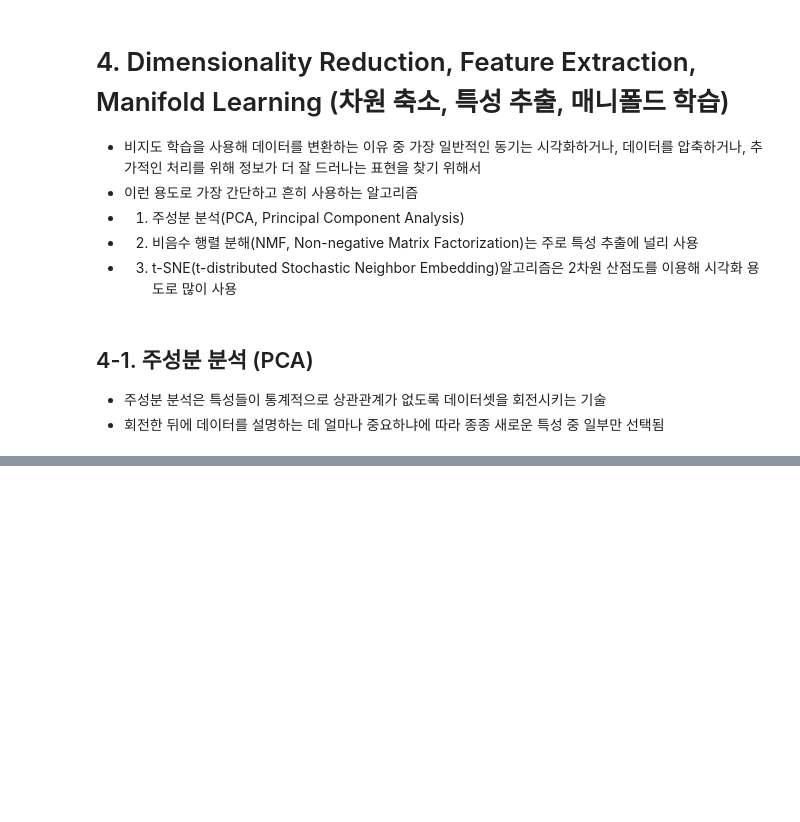
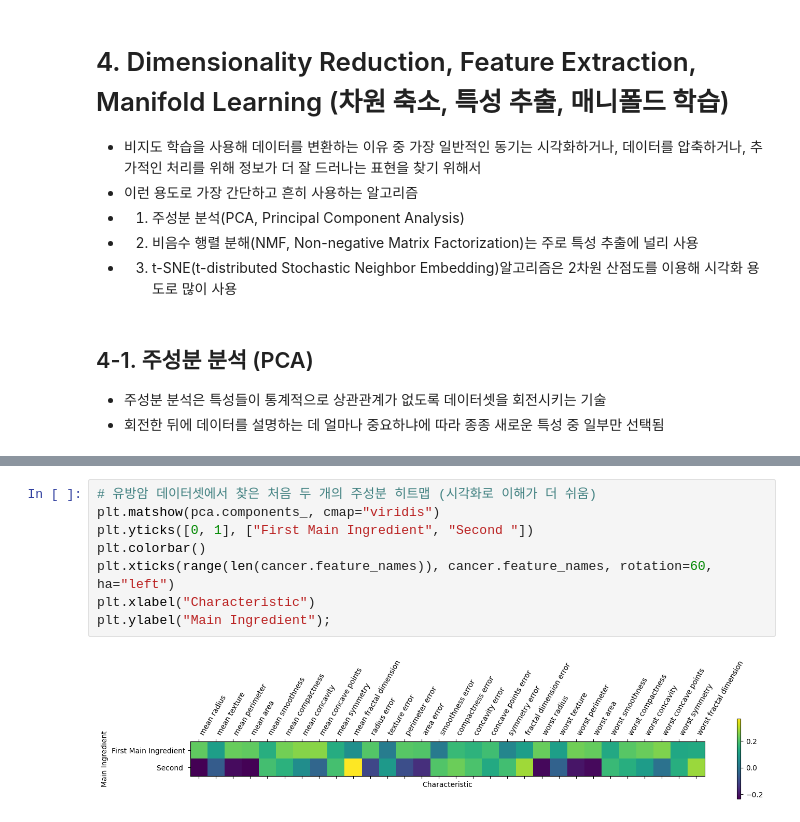
Before and after one commit to haribo09876/MachineLearning, a Jupyter notebook: 03. UnsupervisedLearningAndDataPreprocessing/04. DimensionalityReductionFeatureExtractionManifoldLearning.ipynb, the cells around one changed output, grey strips where cells are left out. Cells and saved outputs as stored; diff of their text form; blank space fills up the shorter version.

```diff
--- a/03. UnsupervisedLearningAndDataPreprocessing/04. DimensionalityReductionFeatureExtractionManifoldLearning.ipynb
+++ b/03. UnsupervisedLearningAndDataPreprocessing/04. DimensionalityReductionFeatureExtractionManifoldLearning.ipynb
@@ -18,0 +156,10 @@ mglearn.plots.plot_pca_illustration()
+# %%
+# 유방암 데이터셋에서 찾은 처음 두 개의 주성분 히트맵 (시각화로 이해가 더 쉬움)
+plt.matshow(pca.components_, cmap="viridis")
+plt.yticks([0, 1], ["First Main Ingredient", "Second "])
+plt.colorbar()
+plt.xticks(range(len(cancer.feature_names)), cancer.feature_names, rotation=60, ha="left")
+plt.xlabel("Characteristic")
+plt.ylabel("Main Ingredient");
+# %% [output]
+[figure, added]
```
Also changed, not shown: parts of 18 cells of this notebook.
